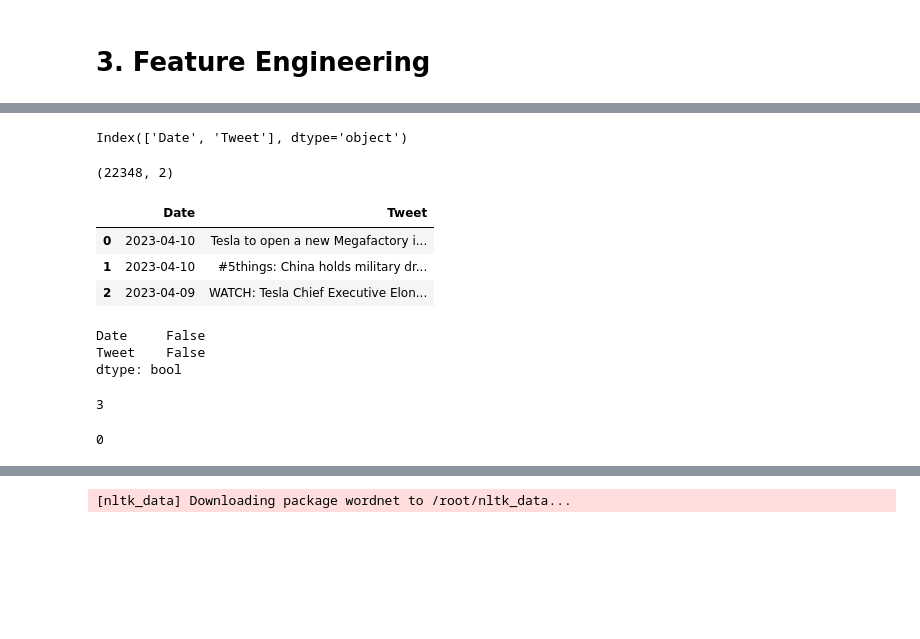
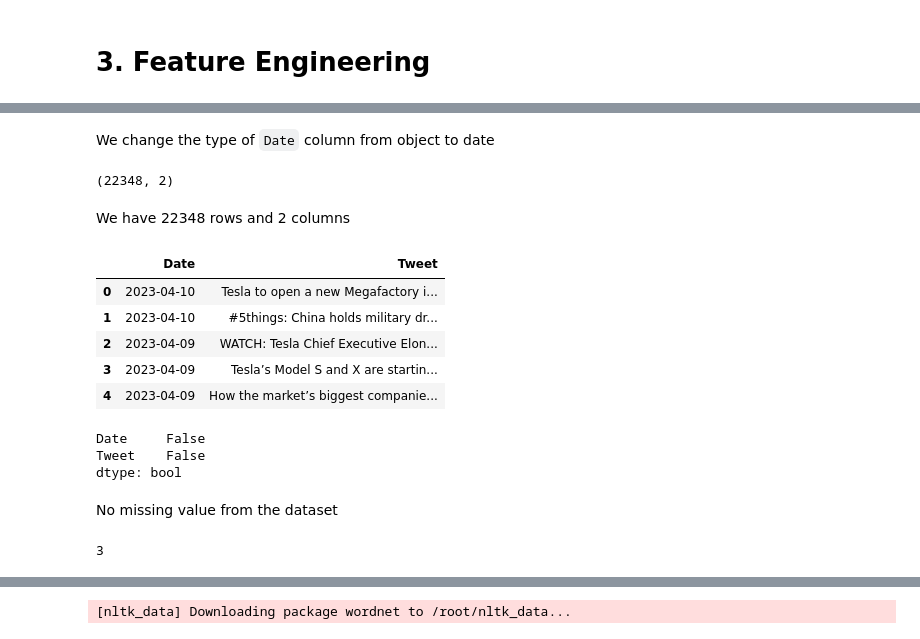
Before and after one commit to FTDS-assignment-bay/p2-final-project-sarjana-kakek, a Jupyter notebook: twitter_sentiment.ipynb, the cells around one changed output, grey strips where cells are left out. Saved outputs shown, nothing was run; the diff lists cells and outputs as text; code cells hidden in the pictures; blank space fills up the shorter version.

```diff
--- a/twitter_sentiment.ipynb
+++ b/twitter_sentiment.ipynb
@@ -61,34 +85,34 @@ data.drop(['Unnamed: 0'], axis=1, inplace=True)
 # %%
 data['Date'] = pd.to_datetime(data['Date'])
 data['Date'] = data['Date'].dt.date
-# %%
-data.columns
-# %% [output]
-Index(['Date', 'Tweet'], dtype='object')
+# %% [markdown]
+We change the type of `Date` column from object to date
 # %%
 data.shape
 # %% [output]
 (22348, 2)
+# %% [markdown]
+We have 22348 rows and 2 columns
 # %%
-data.head(3)
+data.head()
 # %% [output]
 |  | Date | Tweet |
 | 0 | 2023-04-10 | Tesla to open a new Megafactory i... |
 | 1 | 2023-04-10 | #5things: China holds military dr... |
 | 2 | 2023-04-09 | WATCH: Tesla Chief Executive Elon... |
+| 3 | 2023-04-09 | Tesla’s Model S and X are startin... |
+| 4 | 2023-04-09 | How the market’s biggest companie... |
 # %%
 data.isna().any()
 # %% [output]
 Date     False
 Tweet    False
 dtype: bool
+# %% [markdown]
+No missing value from the dataset
 # %%
 data.duplicated().sum()
 # %% [output]
 3
 # %%
 data.drop_duplicates(inplace=True)
-# %%
-data.duplicated().sum()
-# %% [output]
-0
```
Also changed, not shown: parts of 5 cells of this notebook.
